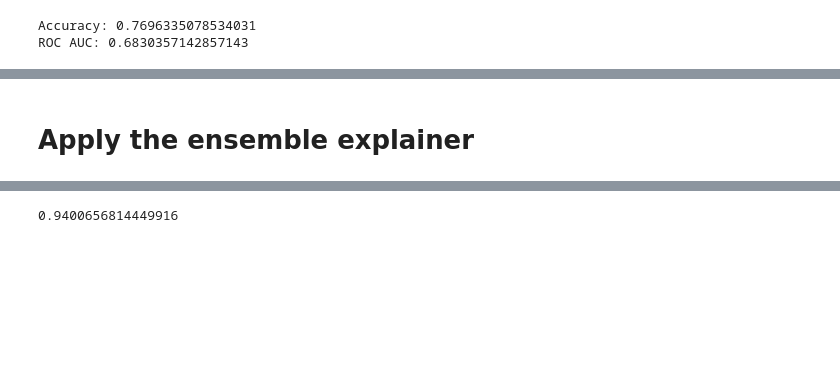
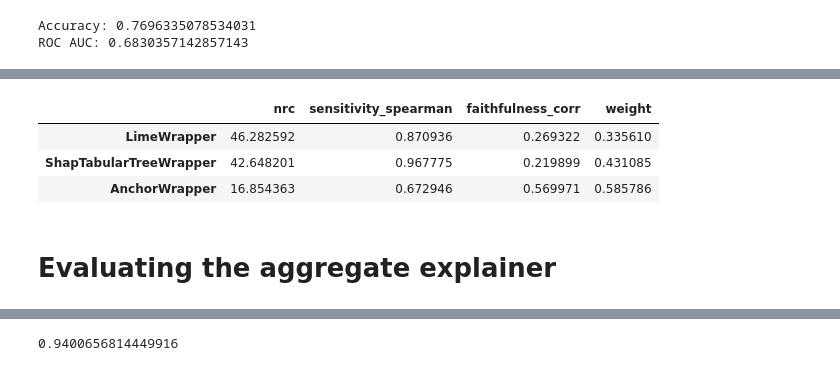
Before and after one commit to hiaac-finance/xai_aggregation, a Jupyter notebook: examples/usage_example.ipynb, the cells around one changed output, grey strips where cells are left out. Drawn from its saved outputs; the diff is of its cells as text; code cells hidden in the pictures; blank space fills up the shorter version.

```diff
--- a/examples/usage_example.ipynb
+++ b/examples/usage_example.ipynb
@@ -179,2 +259,9 @@ ROC AUC: 0.6830357142857143
+# %%
+agg_explainer.get_last_explanation_info()
+# %% [output]
+|  | nrc | sensitivity_spearman | faithfulness_corr | weight |
+| LimeWrapper | 46.282592 | 0.870936 | 0.269322 | 0.335610 |
+| ShapTabularTreeWrapper | 42.648201 | 0.967775 | 0.219899 | 0.431085 |
+| AnchorWrapper | 16.854363 | 0.672946 | 0.569971 | 0.585786 |
 # %% [markdown]
-# Apply the ensemble explainer
+# Evaluating the aggregate explainer
```
Also changed, not shown: parts of 30 cells of this notebook, 9 other files.
